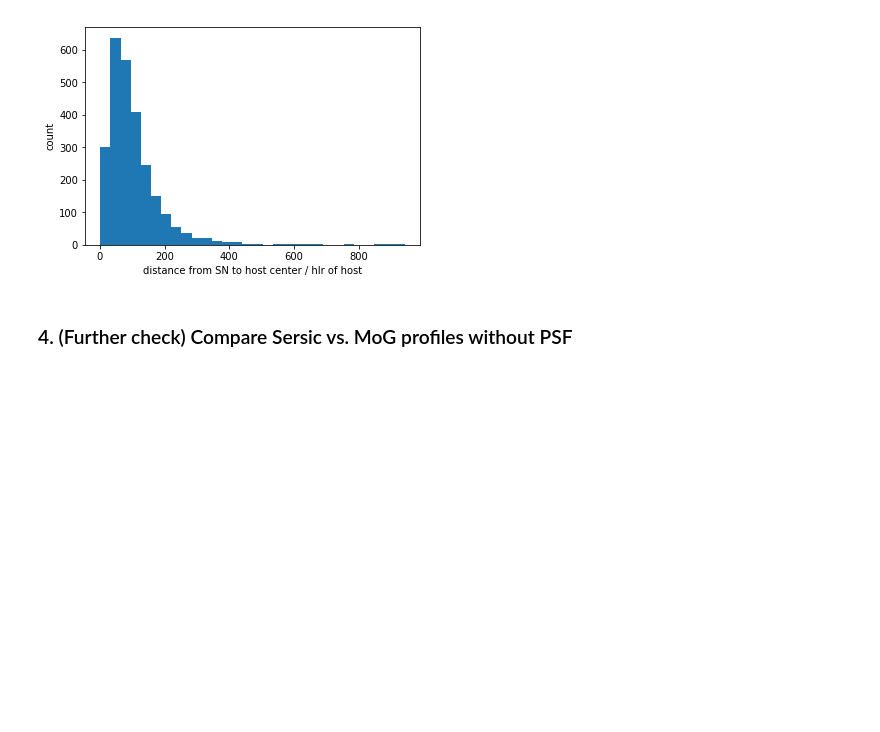
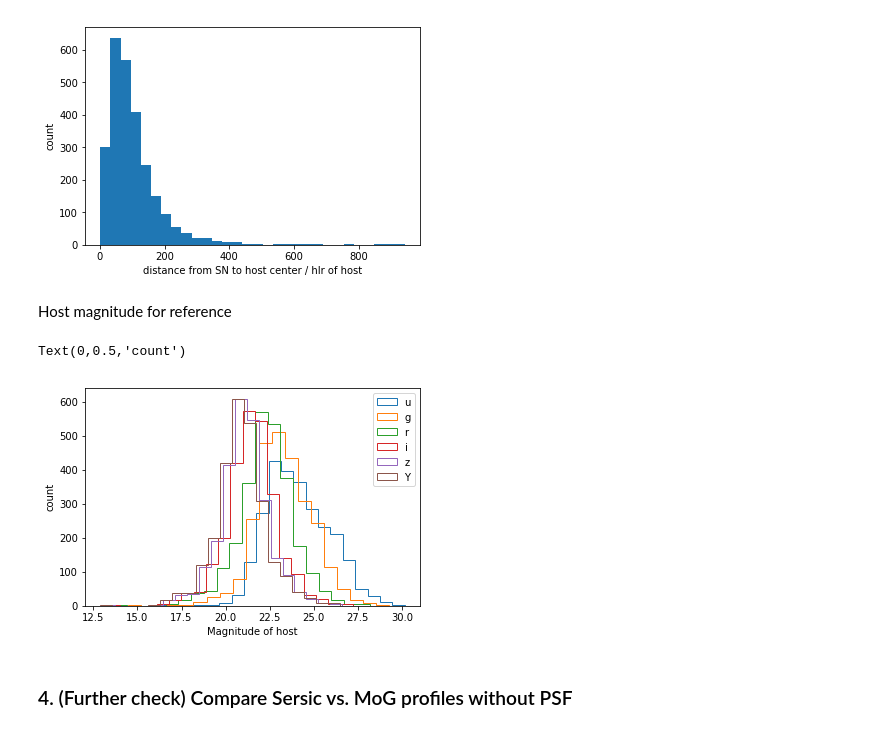
Before and after one commit to LSSTDESC/SN_image_catalog_validation, a Jupyter notebook: surface_brightness/sn_surface_brightness.ipynb, the cells around one changed output. Cells and saved outputs as stored; diff of their text form; code cells hidden in the pictures; blank space fills up the shorter version.

Commit message:
Add plot of host magnitude

```diff
--- a/surface_brightness/sn_surface_brightness.ipynb
+++ b/surface_brightness/sn_surface_brightness.ipynb
@@ -214,5 +214,17 @@ plt.xlabel("distance from SN to host center / hlr of host")
 # %% [output]
 Text(0.5,0,'distance from SN to host center / hlr of host')
 [figure]
+# %% [markdown]
+Host magnitude for reference
+# %%
+for bp in 'ugrizY':
+    plt.hist(simple_join['mag_true_%s_lsst' %bp], histtype='step', facecolor=color_dict[bp], label=bp, bins=20)
+    #plt.hist(finite_sb_all_bands['mag_sb_%s' %bp], range=[15.0, 40.0], histtype='step', facecolor=color_dict[bp], label=bp, bins=30)
+plt.legend()
+plt.xlabel("Magnitude of host")
+plt.ylabel("count")
+# %% [output]
+Text(0,0.5,'count')
+[figure, added]
 # %% [markdown]
 ### 4. (Further check) Compare Sersic vs. MoG profiles without PSF
```
